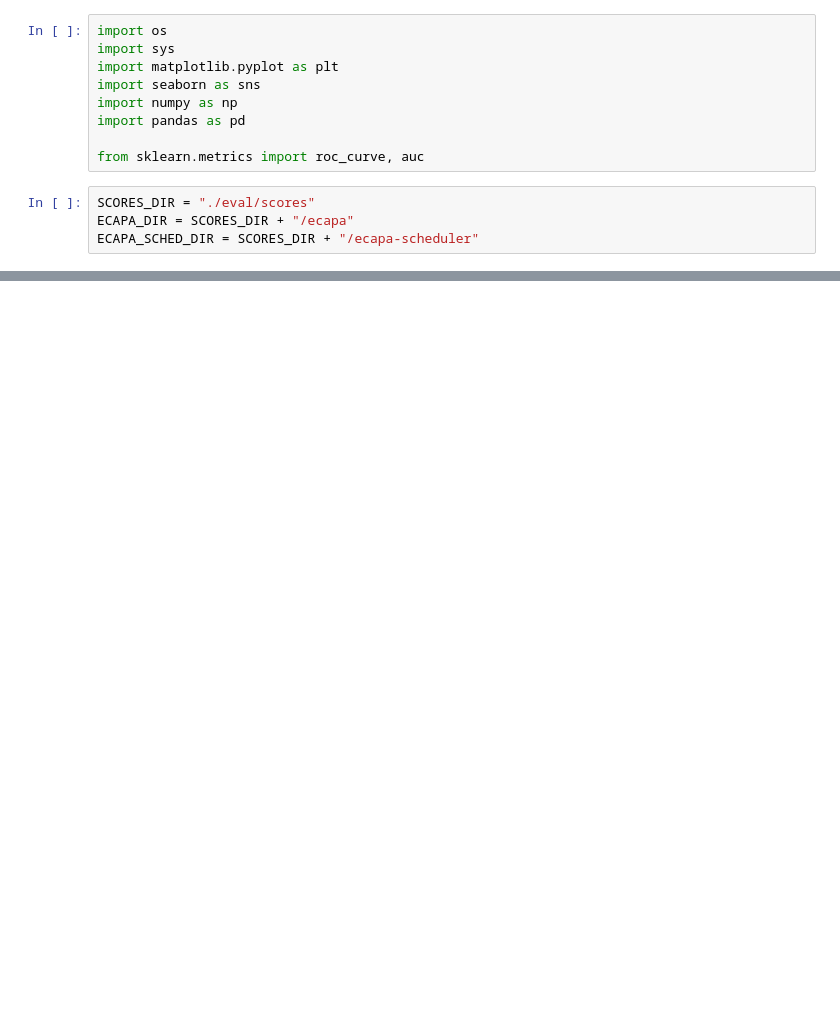
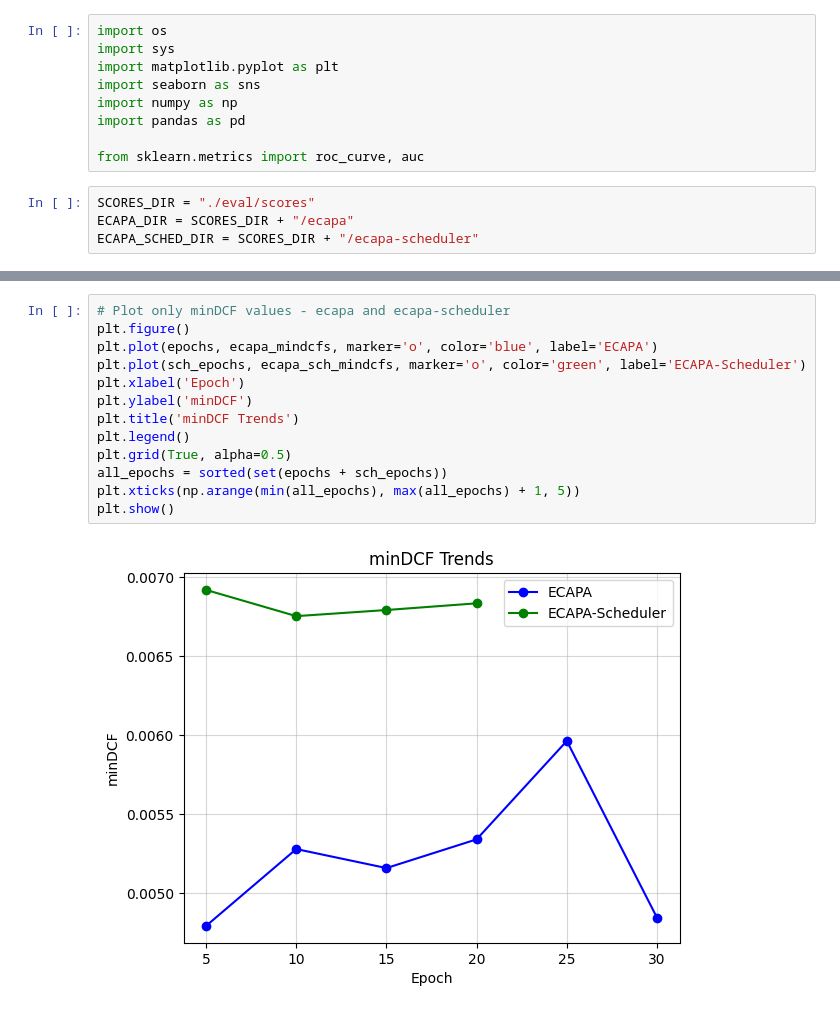
Before and after one commit to simon-smida/KNN-project, a Jupyter notebook: analysis/eer-mindcf-analysis.ipynb, the cells around one changed output, grey strips where cells are left out. Drawn from its saved outputs; the diff is of its cells as text; blank space fills up the shorter version.

```diff
--- a/analysis/eer-mindcf-analysis.ipynb
+++ b/analysis/eer-mindcf-analysis.ipynb
@@ -56,0 +140,15 @@ TypeError: 'NoneType' object is not subscriptable
+# %%
+# Plot only minDCF values - ecapa and ecapa-scheduler
+plt.figure()
+plt.plot(epochs, ecapa_mindcfs, marker='o', color='blue', label='ECAPA')
+plt.plot(sch_epochs, ecapa_sch_mindcfs, marker='o', color='green', label='ECAPA-Scheduler')
+plt.xlabel('Epoch')
+plt.ylabel('minDCF')
+plt.title('minDCF Trends')
+plt.legend()
+plt.grid(True, alpha=0.5)
+all_epochs = sorted(set(epochs + sch_epochs))
+plt.xticks(np.arange(min(all_epochs), max(all_epochs) + 1, 5))
+plt.show()
+# %% [output]
+[figure, added]
```
Also changed, not shown: parts of 7 cells of this notebook.
